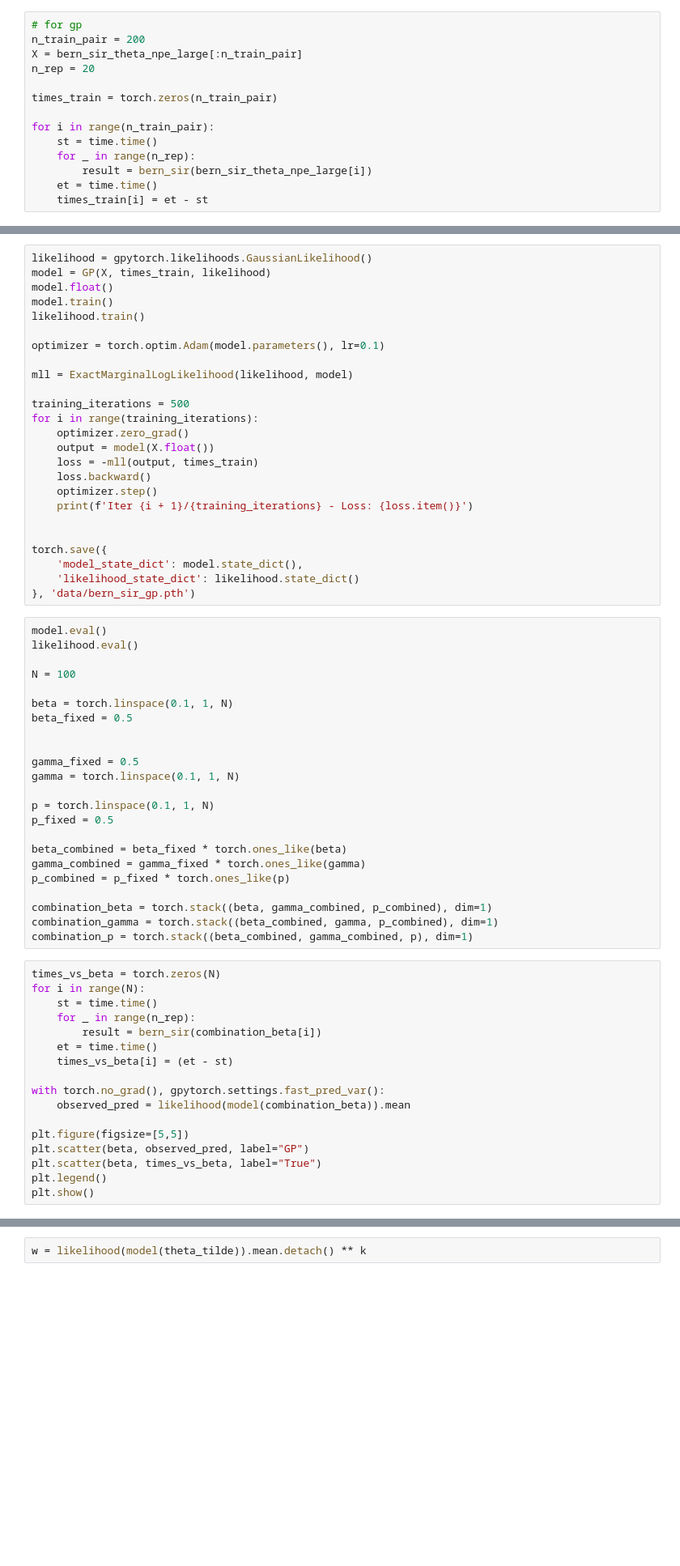
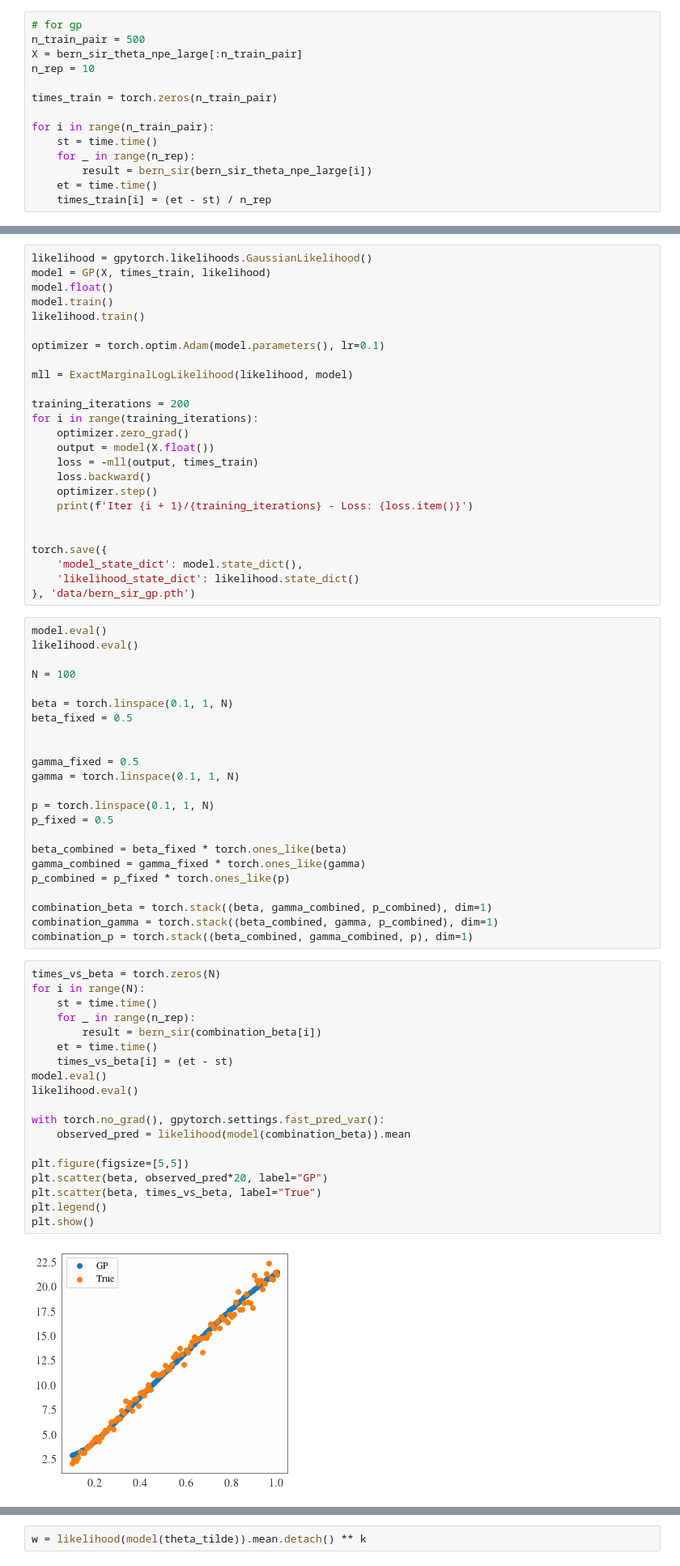
Before and after one commit to huangdaolang/cost-aware-sbi, a Jupyter notebook: BernSIR_NPE.ipynb, the cells around one changed output, grey strips where cells are left out. Shown at 81% size. Saved outputs shown, nothing was run; the diff lists cells and outputs as text; blank space fills up the shorter version.

```diff
--- a/BernSIR_NPE.ipynb
+++ b/BernSIR_NPE.ipynb
@@ -176,9 +181,9 @@ bern_sir_obs_theta = torch.load("data/bern_sir_obs_theta.pt")
 ## Fit GP
 # %%
 # for gp
-n_train_pair = 200
+n_train_pair = 500
 X = bern_sir_theta_npe_large[:n_train_pair]
-n_rep = 20
+n_rep = 10
 
 times_train = torch.zeros(n_train_pair)
 
@@ -187,7 +192,7 @@ for i in range(n_train_pair):
     for _ in range(n_rep):
         result = bern_sir(bern_sir_theta_npe_large[i])
     et = time.time()
-    times_train[i] = et - st
+    times_train[i] = (et - st) / n_rep
 # %%
 # save GP training samples
 torch.save(X, "data/bern_sir_gp_x.pt")
@@ -203,7 +208,7 @@ optimizer = torch.optim.Adam(model.parameters(), lr=0.1)
 
 mll = ExactMarginalLogLikelihood(likelihood, model)
 
-training_iterations = 500
+training_iterations = 200
 for i in range(training_iterations):
     optimizer.zero_grad()
     output = model(X.float())
@@ -243,20 +248,24 @@ combination_p = torch.stack((beta_combined, gamma_combined, p), dim=1)
 # %%
 times_vs_beta = torch.zeros(N)
 for i in range(N):
     st = time.time()
     for _ in range(n_rep):
         result = bern_sir(combination_beta[i])
     et = time.time()
     times_vs_beta[i] = (et - st)
+model.eval()
+likelihood.eval()
 
 with torch.no_grad(), gpytorch.settings.fast_pred_var():
     observed_pred = likelihood(model(combination_beta)).mean
 
 plt.figure(figsize=[5,5])
-plt.scatter(beta, observed_pred, label="GP")
+plt.scatter(beta, observed_pred*20, label="GP")
 plt.scatter(beta, times_vs_beta, label="True")
 plt.legend()
 plt.show()
+# %% [output]
+[figure, added]
 # %%
 times_vs_gamma = torch.zeros(N)
 for i in range(N):
```
Also changed, not shown: parts of 18 cells of this notebook, 3 other files.
